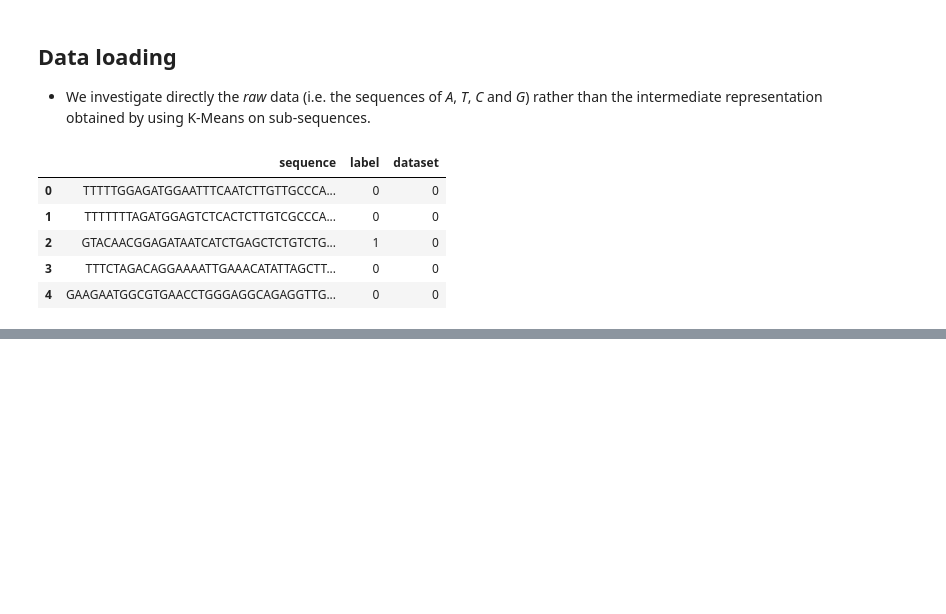
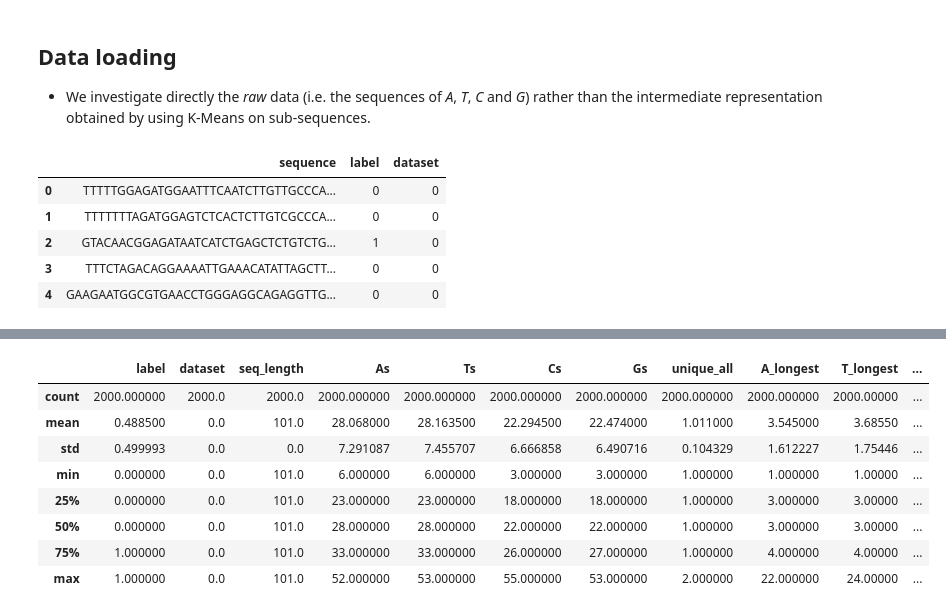
Before and after one commit to azouaoui-cv/KMML_challenge, a Jupyter notebook: Data_Exploration.ipynb, the cells around one changed output, grey strips where cells are left out. Cells and saved outputs as stored; diff of their text form; code cells hidden in the pictures; blank space fills up the shorter version.

```diff
--- a/Data_Exploration.ipynb
+++ b/Data_Exploration.ipynb
@@ -200,0 +200,3 @@ train_df.describe()
+# %%
+train_stats_df = compute_stats(train_df)
+train_stats_df.describe()
@@ -200,0 +213,12 @@ train_df.describe()
+# %%
+train_stats_df[train_stats_df.dataset == 0].describe()
+# %% [output]
+|  | label | dataset | seq_length | As | Ts | Cs | Gs | unique_all | A_longest | T_longest | ... |
+| count | 2000.000000 | 2000.0 | 2000.0 | 2000.000000 | 2000.000000 | 2000.000000 | 2000.000000 | 2000.000000 | 2000.000000 | 2000.00000 | ... |
+| mean | 0.488500 | 0.0 | 101.0 | 28.068000 | 28.163500 | 22.294500 | 22.474000 | 1.011000 | 3.545000 | 3.68550 | ... |
+| std | 0.499993 | 0.0 | 0.0 | 7.291087 | 7.455707 | 6.666858 | 6.490716 | 0.104329 | 1.612227 | 1.75446 | ... |
+| min | 0.000000 | 0.0 | 101.0 | 6.000000 | 6.000000 | 3.000000 | 3.000000 | 1.000000 | 1.000000 | 1.00000 | ... |
+| 25% | 0.000000 | 0.0 | 101.0 | 23.000000 | 23.000000 | 18.000000 | 18.000000 | 1.000000 | 3.000000 | 3.00000 | ... |
+| 50% | 0.000000 | 0.0 | 101.0 | 28.000000 | 28.000000 | 22.000000 | 22.000000 | 1.000000 | 3.000000 | 3.00000 | ... |
+| 75% | 1.000000 | 0.0 | 101.0 | 33.000000 | 33.000000 | 26.000000 | 27.000000 | 1.000000 | 4.000000 | 4.00000 | ... |
+| max | 1.000000 | 0.0 | 101.0 | 52.000000 | 53.000000 | 55.000000 | 53.000000 | 2.000000 | 22.000000 | 24.00000 | ... |
```
Also changed, not shown: parts of 9 cells of this notebook.
